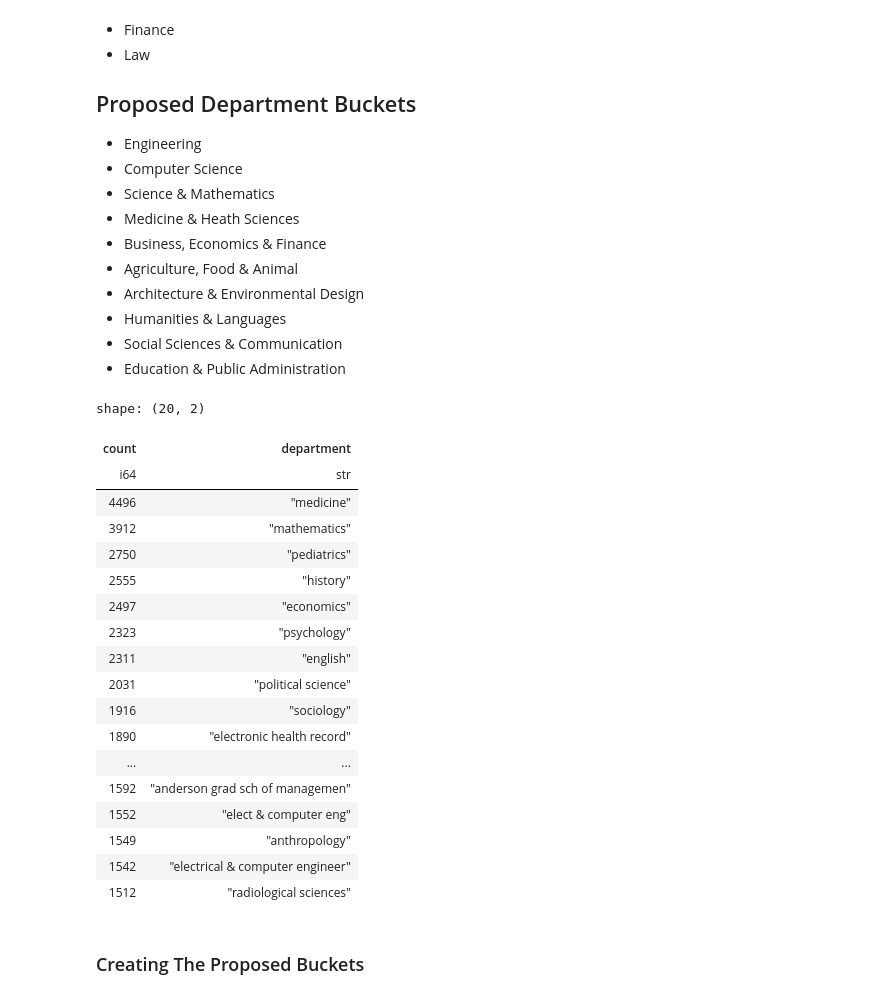
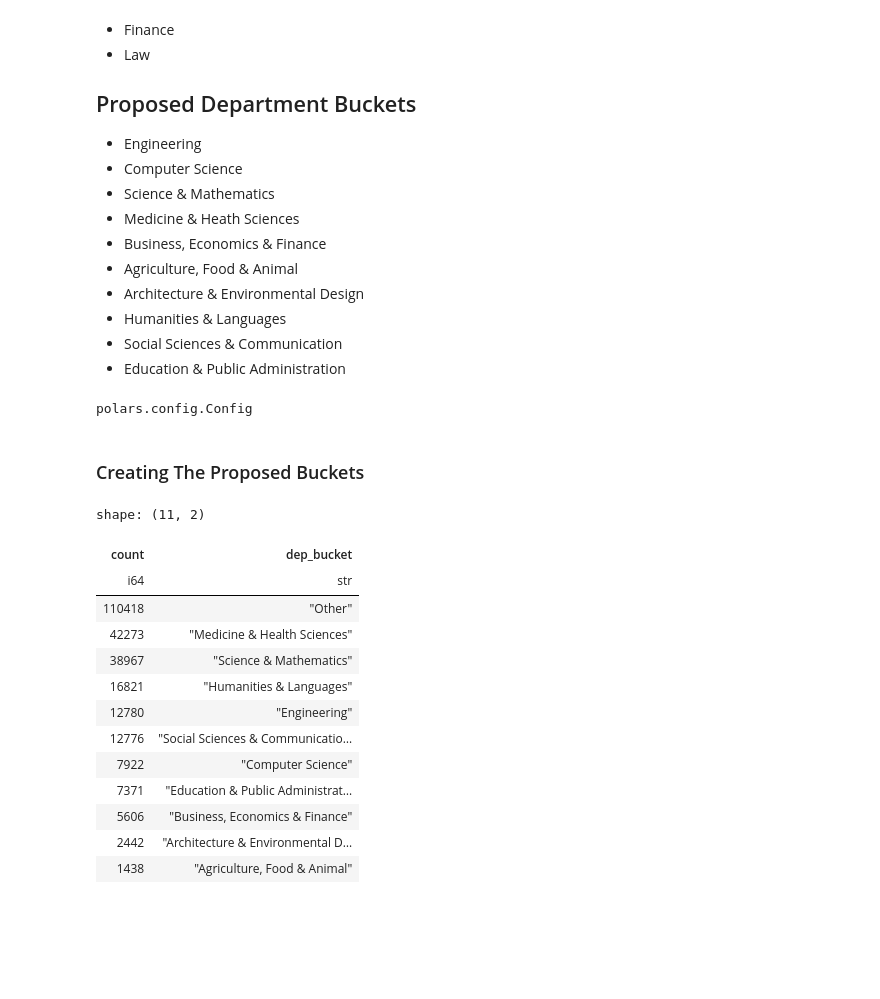
Before and after one commit to CSC4693-Fall-2026/CSC4693, a Jupyter notebook: Faculty/week4_eda.ipynb, the cells around one changed output. Saved outputs shown, nothing was run; the diff lists cells and outputs as text; code cells hidden in the pictures; blank space fills up the shorter version.

Commit message:
feat: first pass of department buckets

```diff
--- a/Faculty/week4_eda.ipynb
+++ b/Faculty/week4_eda.ipynb
@@ -256,26 +250,9 @@ GROUP BY department
 ORDER BY count DESC
 LIMIT 20
            """).pl()
+pl.Config.set_tbl_rows(5)
 # %% [output]
-shape: (20, 2)
+polars.config.Config
-| count | department |
-| i64 | str |
-| 4496 | "medicine" |
-| 3912 | "mathematics" |
-| 2750 | "pediatrics" |
-| 2555 | "history" |
-| 2497 | "economics" |
-| 2323 | "psychology" |
-| 2311 | "english" |
-| 2031 | "political science" |
-| 1916 | "sociology" |
-| 1890 | "electronic health record" |
-| ... | ... |
-| 1592 | "anderson grad sch of managemen" |
-| 1552 | "elect & computer eng" |
-| 1549 | "anthropology" |
-| 1542 | "electrical & computer engineer" |
-| 1512 | "radiological sciences" |
 # %%
 duckdb.sql("""
 SELECT DISTINCT department
@@ -347,0 +370,24 @@ END AS dep_bucket
+# %%
+pl.Config.set_tbl_rows(11)
+
+duckdb.sql("""
+SELECT COUNT(dep_bucket) AS count, dep_bucket
+FROM faculty_salaries
+GROUP BY dep_bucket
+ORDER BY count DESC
+           """).pl()
+# %% [output]
+shape: (11, 2)
+| count | dep_bucket |
+| i64 | str |
+| 110418 | "Other" |
+| 42273 | "Medicine & Health Sciences" |
+| 38967 | "Science & Mathematics" |
+| 16821 | "Humanities & Languages" |
+| 12780 | "Engineering" |
+| 12776 | "Social Sciences & Communicatio… |
+| 7922 | "Computer Science" |
+| 7371 | "Education & Public Administrat… |
+| 5606 | "Business, Economics & Finance" |
+| 2442 | "Architecture & Environmental D… |
+| 1438 | "Agriculture, Food & Animal" |
```
Also changed, not shown: parts of 3 cells of this notebook.
